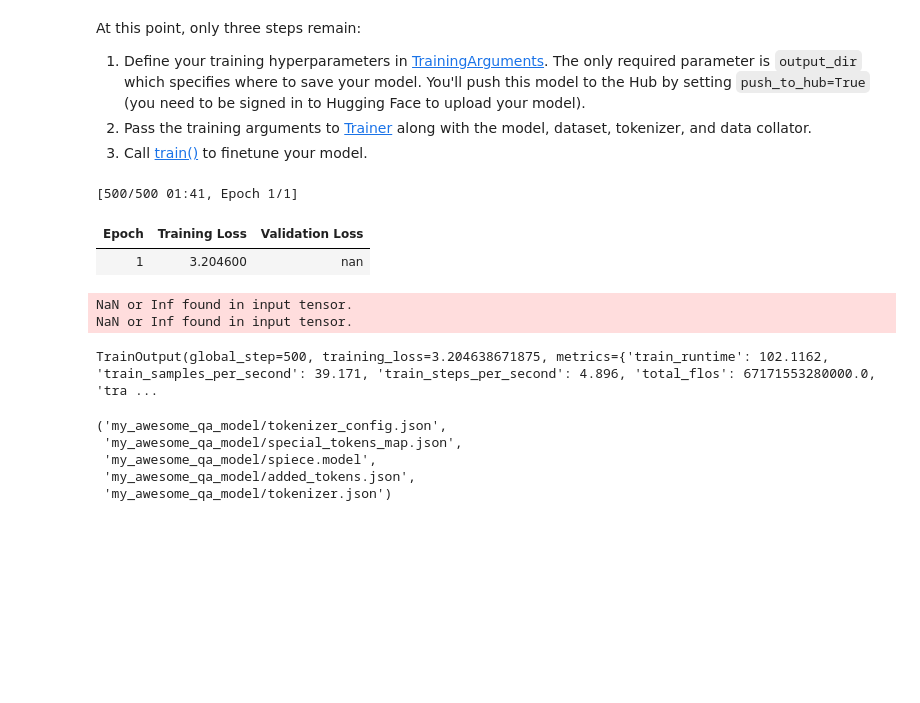
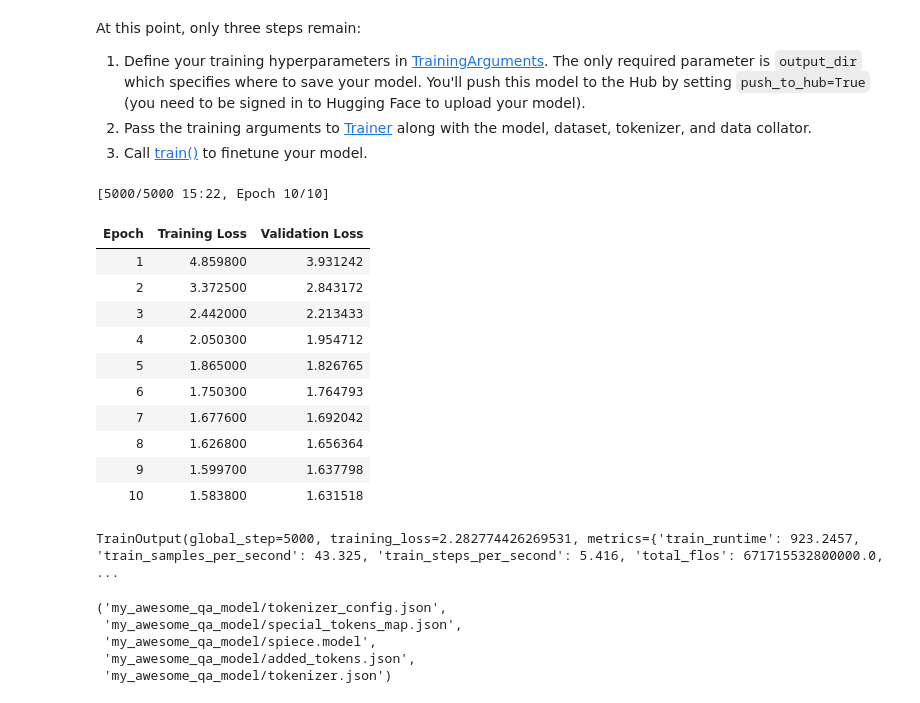
Before and after one commit to majidsh97/LLM, a Jupyter notebook: question_answering.ipynb, the cells around one changed output. Drawn from its saved outputs; the diff is of its cells as text; code cells hidden in the pictures; blank space fills up the shorter version.

```diff
--- a/question_answering.ipynb
+++ b/question_answering.ipynb
@@ -191,7 +191,7 @@ config = BitsAndBytesConfig(
 model_name = "albert/albert-base-v2"#"unsloth/mistral-7b-v0.3-bnb-4bit"
 model = AutoModelForQuestionAnswering.from_pretrained(model_name ,
                                                       #attn_implementation="flash_attention_2",
-                                                      quantization_config=config,
+                                                      #quantization_config=config,
                                                       #low_cpu_mem_usage=True,
                                                       cache_dir='/proj/ciptmp/ix05ogym/.cache/',
                                                       #device_map="auto",
@@ -258,43 +257,50 @@ torch.backends.cudnn.allow_tf32 = True
 
 
 trainer = Trainer(
     model=model,
     train_dataset=tokenized_squad["train"],
     eval_dataset=tokenized_squad["test"],
     tokenizer=tokenizer,
     data_collator=data_collator,
     args=TrainingArguments(
             output_dir="my_awesome_qa_model",
             eval_strategy="epoch",
-            learning_rate=1e-4,
+            learning_rate=2e-5,
             per_device_train_batch_size=8,
             per_device_eval_batch_size=8,
-            num_train_epochs=1,
-            weight_decay=0.01,
+            num_train_epochs=10,
+            #weight_decay=0.01,
             #bf16 =True, #amper series
             tf32=True,
-            fp16 = False,#not is_bfloat16_supported(),
+            #fp16 = False,#not is_bfloat16_supported(),
             bf16 =True, #is_bfloat16_supported(),
-            optim='adamw_hf',
+            #optim='adamw_hf',
             #weight_decay=0.01,
             #dataloader_pin_memory=True,
             #dataloader_num_workers=0,
             #torch_compile=True,  #seems not good error :(
 
             #push_to_hub=True,
             report_to='tensorboard'
 
             )
 )
 
 trainer.train()
 # %% [output]
-[500/500 01:41, Epoch 1/1]
+[5000/5000 15:22, Epoch 10/10]
 | Epoch | Training Loss | Validation Loss |
-| 1 | 3.204600 | nan |
+| 1 | 4.859800 | 3.931242 |
+| 2 | 3.372500 | 2.843172 |
+| 3 | 2.442000 | 2.213433 |
+| 4 | 2.050300 | 1.954712 |
+| 5 | 1.865000 | 1.826765 |
+| 6 | 1.750300 | 1.764793 |
+| 7 | 1.677600 | 1.692042 |
+| 8 | 1.626800 | 1.656364 |
+| 9 | 1.599700 | 1.637798 |
+| 10 | 1.583800 | 1.631518 |
-NaN or Inf found in input tensor.
-NaN or Inf found in input tensor.
+TrainOutput(global_step=5000, training_loss=2.282774426269531, metrics={'train_runtime': 923.2457, 'train_samples_per_second': 43.325, 'train_steps_per_second': 5.416, 'total_flos': 671715532800000.0, ...
-TrainOutput(global_step=500, training_loss=3.204638671875, metrics={'train_runtime': 102.1162, 'train_samples_per_second': 39.171, 'train_steps_per_second': 4.896, 'total_flos': 67171553280000.0, 'tra ...
 # %%
 model.save_pretrained("my_awesome_qa_model")
 tokenizer.save_pretrained("my_awesome_qa_model")
```
Also changed, not shown: parts of 6 cells of this notebook, 6 other files.
